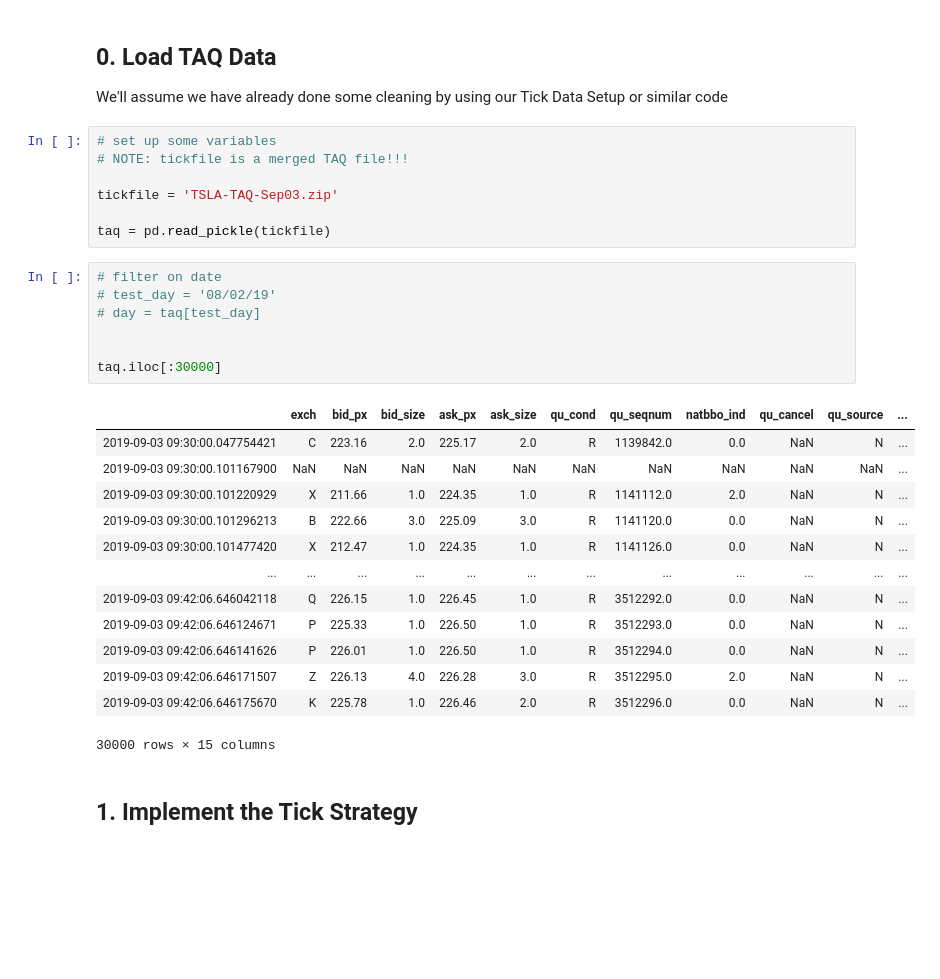
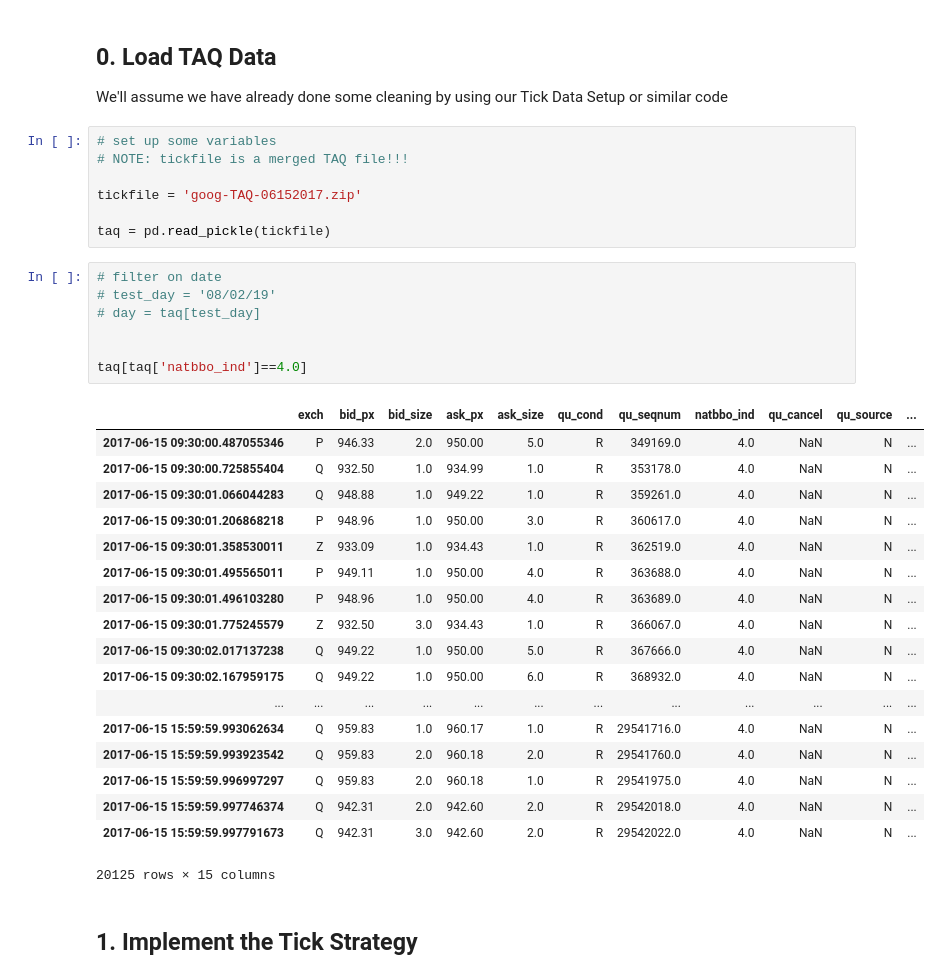
Before and after one commit to Zhehao97/AlgorithmicTrading_hw2, a Jupyter notebook: 2.Tick Strategy.ipynb, the cells around one changed output. Cells and saved outputs as stored; diff of their text form; blank space fills up the shorter version.

```diff
--- a/2.Tick Strategy.ipynb
+++ b/2.Tick Strategy.ipynb
@@ -29,30 +29,35 @@ We'll assume we have already done some cleaning by using our Tick Data Setup or
 # set up some variables
 # NOTE: tickfile is a merged TAQ file!!!
 
-tickfile = 'TSLA-TAQ-Sep03.zip'
+tickfile = 'goog-TAQ-06152017.zip'
 
 taq = pd.read_pickle(tickfile)
 # %%
 # filter on date
 # test_day = '08/02/19'
 # day = taq[test_day]
 
 
-taq.iloc[:30000]
+taq[taq['natbbo_ind']==4.0]
 # %% [output]
 |  | exch | bid_px | bid_size | ask_px | ask_size | qu_cond | qu_seqnum | natbbo_ind | qu_cancel | qu_source | ... |
-| 2019-09-03 09:30:00.047754421 | C | 223.16 | 2.0 | 225.17 | 2.0 | R | 1139842.0 | 0.0 | NaN | N | ... |
-| 2019-09-03 09:30:00.101167900 | NaN | NaN | NaN | NaN | NaN | NaN | NaN | NaN | NaN | NaN | ... |
-| 2019-09-03 09:30:00.101220929 | X | 211.66 | 1.0 | 224.35 | 1.0 | R | 1141112.0 | 2.0 | NaN | N | ... |
-| 2019-09-03 09:30:00.101296213 | B | 222.66 | 3.0 | 225.09 | 3.0 | R | 1141120.0 | 0.0 | NaN | N | ... |
-| 2019-09-03 09:30:00.101477420 | X | 212.47 | 1.0 | 224.35 | 1.0 | R | 1141126.0 | 0.0 | NaN | N | ... |
+| 2017-06-15 09:30:00.487055346 | P | 946.33 | 2.0 | 950.00 | 5.0 | R | 349169.0 | 4.0 | NaN | N | ... |
+| 2017-06-15 09:30:00.725855404 | Q | 932.50 | 1.0 | 934.99 | 1.0 | R | 353178.0 | 4.0 | NaN | N | ... |
+| 2017-06-15 09:30:01.066044283 | Q | 948.88 | 1.0 | 949.22 | 1.0 | R | 359261.0 | 4.0 | NaN | N | ... |
+| 2017-06-15 09:30:01.206868218 | P | 948.96 | 1.0 | 950.00 | 3.0 | R | 360617.0 | 4.0 | NaN | N | ... |
+| 2017-06-15 09:30:01.358530011 | Z | 933.09 | 1.0 | 934.43 | 1.0 | R | 362519.0 | 4.0 | NaN | N | ... |
+| 2017-06-15 09:30:01.495565011 | P | 949.11 | 1.0 | 950.00 | 4.0 | R | 363688.0 | 4.0 | NaN | N | ... |
+| 2017-06-15 09:30:01.496103280 | P | 948.96 | 1.0 | 950.00 | 4.0 | R | 363689.0 | 4.0 | NaN | N | ... |
+| 2017-06-15 09:30:01.775245579 | Z | 932.50 | 3.0 | 934.43 | 1.0 | R | 366067.0 | 4.0 | NaN | N | ... |
+| 2017-06-15 09:30:02.017137238 | Q | 949.22 | 1.0 | 950.00 | 5.0 | R | 367666.0 | 4.0 | NaN | N | ... |
+| 2017-06-15 09:30:02.167959175 | Q | 949.22 | 1.0 | 950.00 | 6.0 | R | 368932.0 | 4.0 | NaN | N | ... |
 | ... | ... | ... | ... | ... | ... | ... | ... | ... | ... | ... | ... |
-| 2019-09-03 09:42:06.646042118 | Q | 226.15 | 1.0 | 226.45 | 1.0 | R | 3512292.0 | 0.0 | NaN | N | ... |
-| 2019-09-03 09:42:06.646124671 | P | 225.33 | 1.0 | 226.50 | 1.0 | R | 3512293.0 | 0.0 | NaN | N | ... |
-| 2019-09-03 09:42:06.646141626 | P | 226.01 | 1.0 | 226.50 | 1.0 | R | 3512294.0 | 0.0 | NaN | N | ... |
-| 2019-09-03 09:42:06.646171507 | Z | 226.13 | 4.0 | 226.28 | 3.0 | R | 3512295.0 | 2.0 | NaN | N | ... |
-| 2019-09-03 09:42:06.646175670 | K | 225.78 | 1.0 | 226.46 | 2.0 | R | 3512296.0 | 0.0 | NaN | N | ... |
+| 2017-06-15 15:59:59.993062634 | Q | 959.83 | 1.0 | 960.17 | 1.0 | R | 29541716.0 | 4.0 | NaN | N | ... |
+| 2017-06-15 15:59:59.993923542 | Q | 959.83 | 2.0 | 960.18 | 2.0 | R | 29541760.0 | 4.0 | NaN | N | ... |
+| 2017-06-15 15:59:59.996997297 | Q | 959.83 | 2.0 | 960.18 | 1.0 | R | 29541975.0 | 4.0 | NaN | N | ... |
+| 2017-06-15 15:59:59.997746374 | Q | 942.31 | 2.0 | 942.60 | 2.0 | R | 29542018.0 | 4.0 | NaN | N | ... |
+| 2017-06-15 15:59:59.997791673 | Q | 942.31 | 3.0 | 942.60 | 2.0 | R | 29542022.0 | 4.0 | NaN | N | ... |
-30000 rows × 15 columns
+20125 rows × 15 columns
 # %% [markdown]
 ## 1. Implement the Tick Strategy
 # %%
```
Also changed, not shown: parts of 4 cells of this notebook, 15 other files.
